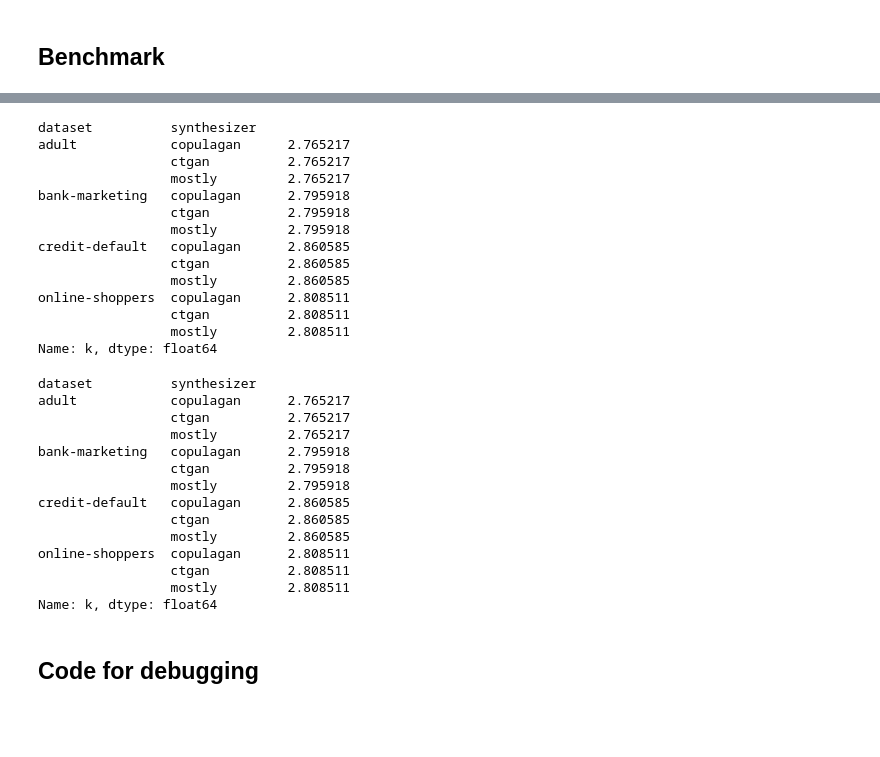
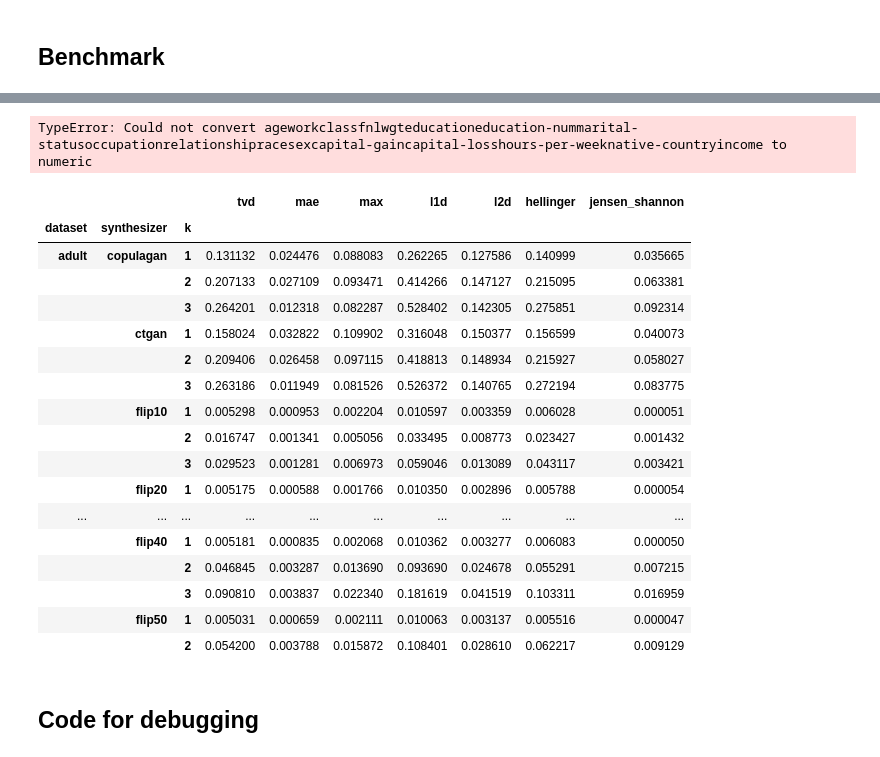
Before and after one commit to mostly-ai/paper-fidelity-accuracy, a Jupyter notebook: fidelity.ipynb, the cells around one changed output, grey strips where cells are left out. Cells and saved outputs as stored; diff of their text form; code cells hidden in the pictures; blank space fills up the shorter version.

```diff
--- a/fidelity.ipynb
+++ b/fidelity.ipynb
@@ -283,40 +347,31 @@ data/adult_mostly.csv.gz
 # %%
-# x.groupby(['dataset', 'synthesizer', 'k']).mean().head(20)
+x.groupby(['dataset', 'synthesizer', 'k']).mean().head(20)
 # %% [output]
-dataset          synthesizer
-adult            copulagan      2.765217
-                 ctgan          2.765217
-                 mostly         2.765217
-bank-marketing   copulagan      2.795918
-                 ctgan          2.795918
-                 mostly         2.795918
-credit-default   copulagan      2.860585
-                 ctgan          2.860585
-                 mostly         2.860585
-online-shoppers  copulagan      2.808511
-                 ctgan          2.808511
-                 mostly         2.808511
-Name: k, dtype: float64
+TypeError: Could not convert ageworkclassfnlwgteducationeducation-nummarital-statusoccupationrelationshipracesexcapital-gaincapital-losshours-per-weeknative-countryincome to numeric
 # %%
 # ^^ this groupby doesn't work because - again - pandas no longer supports doing mean over object cols
 # instead rewrite as:
 # %%
-x.groupby(['dataset', 'synthesizer']).k.mean().head(20)
+x.groupby(['dataset', 'synthesizer', 'k'])[['tvd', 'mae', 'max', 'l1d', 'l2d', 'hellinger', 'jensen_shannon']].mean().head(20)
 # %% [output]
-dataset          synthesizer
-adult            copulagan      2.765217
-                 ctgan          2.765217
-                 mostly         2.765217
-bank-marketing   copulagan      2.795918
-                 ctgan          2.795918
-                 mostly         2.795918
-credit-default   copulagan      2.860585
-                 ctgan          2.860585
-                 mostly         2.860585
-online-shoppers  copulagan      2.808511
-                 ctgan          2.808511
-                 mostly         2.808511
-Name: k, dtype: float64
+|  |  |  | tvd | mae | max | l1d | l2d | hellinger | jensen_shannon |
+| dataset | synthesizer | k |  |  |  |  |  |  |  |
+| adult | copulagan | 1 | 0.131132 | 0.024476 | 0.088083 | 0.262265 | 0.127586 | 0.140999 | 0.035665 |
+|  |  | 2 | 0.207133 | 0.027109 | 0.093471 | 0.414266 | 0.147127 | 0.215095 | 0.063381 |
+|  |  | 3 | 0.264201 | 0.012318 | 0.082287 | 0.528402 | 0.142305 | 0.275851 | 0.092314 |
+|  | ctgan | 1 | 0.158024 | 0.032822 | 0.109902 | 0.316048 | 0.150377 | 0.156599 | 0.040073 |
+|  |  | 2 | 0.209406 | 0.026458 | 0.097115 | 0.418813 | 0.148934 | 0.215927 | 0.058027 |
+|  |  | 3 | 0.263186 | 0.011949 | 0.081526 | 0.526372 | 0.140765 | 0.272194 | 0.083775 |
+|  | flip10 | 1 | 0.005298 | 0.000953 | 0.002204 | 0.010597 | 0.003359 | 0.006028 | 0.000051 |
+|  |  | 2 | 0.016747 | 0.001341 | 0.005056 | 0.033495 | 0.008773 | 0.023427 | 0.001432 |
+|  |  | 3 | 0.029523 | 0.001281 | 0.006973 | 0.059046 | 0.013089 | 0.043117 | 0.003421 |
+|  | flip20 | 1 | 0.005175 | 0.000588 | 0.001766 | 0.010350 | 0.002896 | 0.005788 | 0.000054 |
+| ... | ... | ... | ... | ... | ... | ... | ... | ... | ... |
+|  | flip40 | 1 | 0.005181 | 0.000835 | 0.002068 | 0.010362 | 0.003277 | 0.006083 | 0.000050 |
+|  |  | 2 | 0.046845 | 0.003287 | 0.013690 | 0.093690 | 0.024678 | 0.055291 | 0.007215 |
+|  |  | 3 | 0.090810 | 0.003837 | 0.022340 | 0.181619 | 0.041519 | 0.103311 | 0.016959 |
+|  | flip50 | 1 | 0.005031 | 0.000659 | 0.002111 | 0.010063 | 0.003137 | 0.005516 | 0.000047 |
+|  |  | 2 | 0.054200 | 0.003788 | 0.015872 | 0.108401 | 0.028610 | 0.062217 | 0.009129 |
 # %% [markdown]
 ## Code for debugging
 # %%
```
Also changed, not shown: parts of 1 cell of this notebook.
